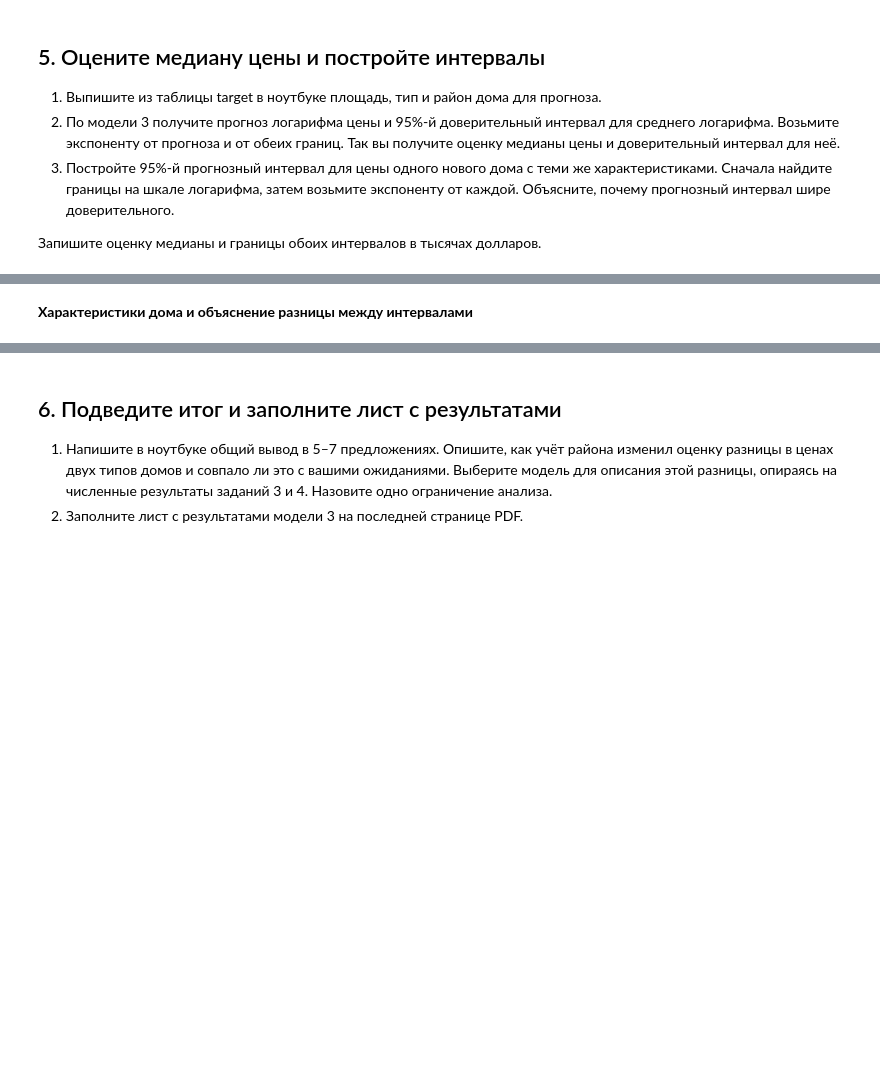
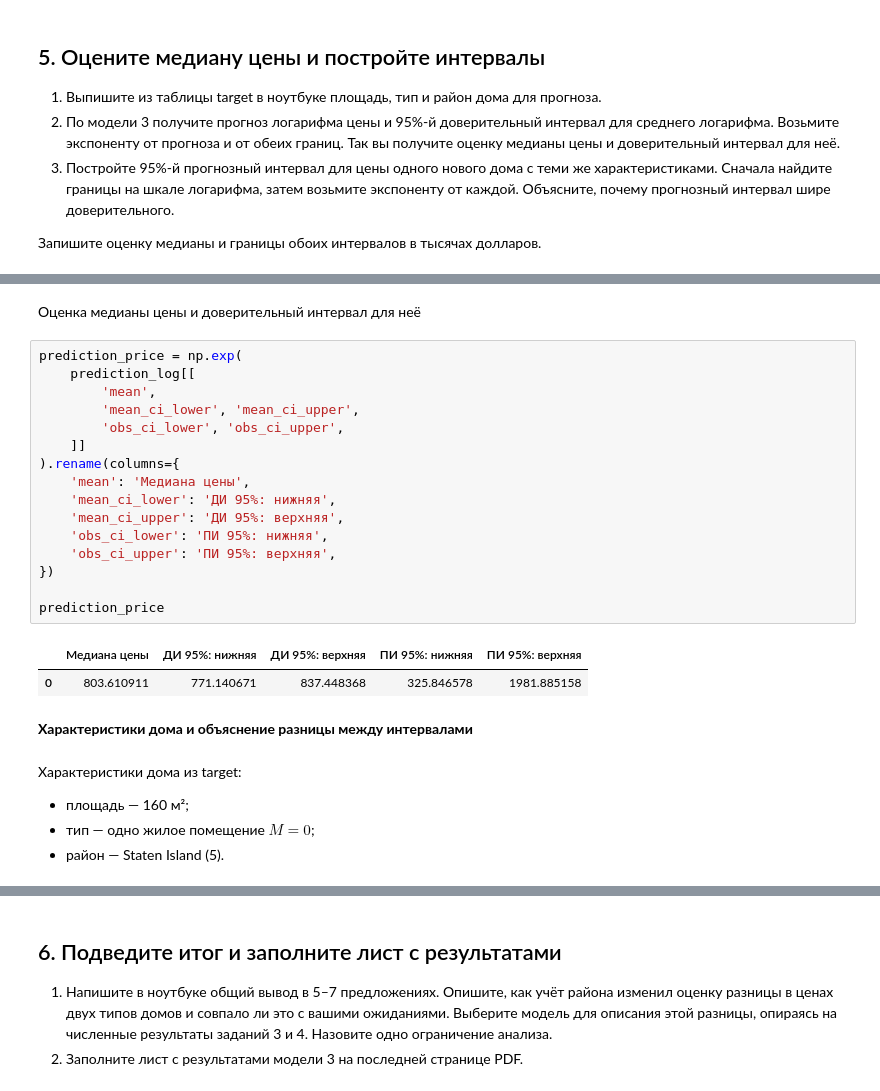
Before and after one commit to Lancet03/Econometrics_homework_1, a Jupyter notebook: ДЗ_01.ipynb, the cells around one changed output, grey strips where cells are left out. Cells and saved outputs as stored; diff of their text form; blank space fills up the shorter version.

```diff
--- a/ДЗ_01.ipynb
+++ b/ДЗ_01.ipynb
@@ -694,2 +718,28 @@ c0            -0.1441      0.049     -2.936      0.003      -0.240      -0.048
+# %% [markdown]
+Оценка медианы цены и доверительный интервал для неё
+# %%
+prediction_price = np.exp(
+    prediction_log[[
+        'mean',
+        'mean_ci_lower', 'mean_ci_upper',
+        'obs_ci_lower', 'obs_ci_upper',
+    ]]
+).rename(columns={
+    'mean': 'Медиана цены',
+    'mean_ci_lower': 'ДИ 95%: нижняя',
+    'mean_ci_upper': 'ДИ 95%: верхняя',
+    'obs_ci_lower': 'ПИ 95%: нижняя',
+    'obs_ci_upper': 'ПИ 95%: верхняя',
+})
+
+prediction_price
+# %% [output]
+|  | Медиана цены | ДИ 95%: нижняя | ДИ 95%: верхняя | ПИ 95%: нижняя | ПИ 95%: верхняя |
+| 0 | 803.610911 | 771.140671 | 837.448368 | 325.846578 | 1981.885158 |
 # %% [markdown]
 **Характеристики дома и объяснение разницы между интервалами**
+# %% [markdown]
+Характеристики дома из target:
+- площадь — 160 м²;
+- тип — одно жилое помещение $M=0$;
+- район — Staten Island (5).
```
Also changed, not shown: parts of 13 cells of this notebook.
